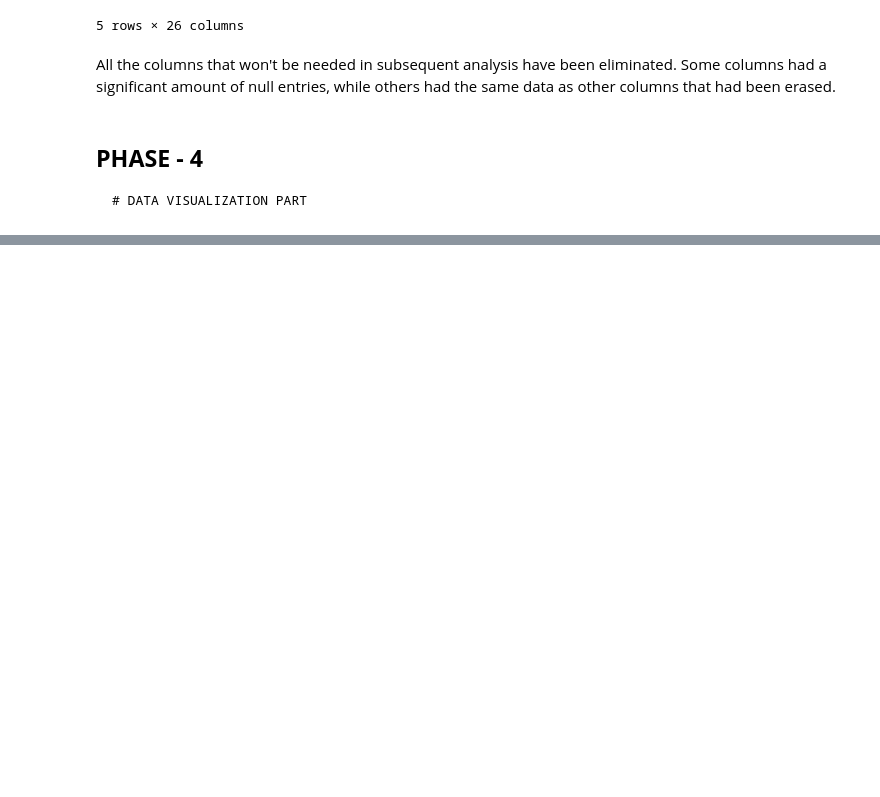
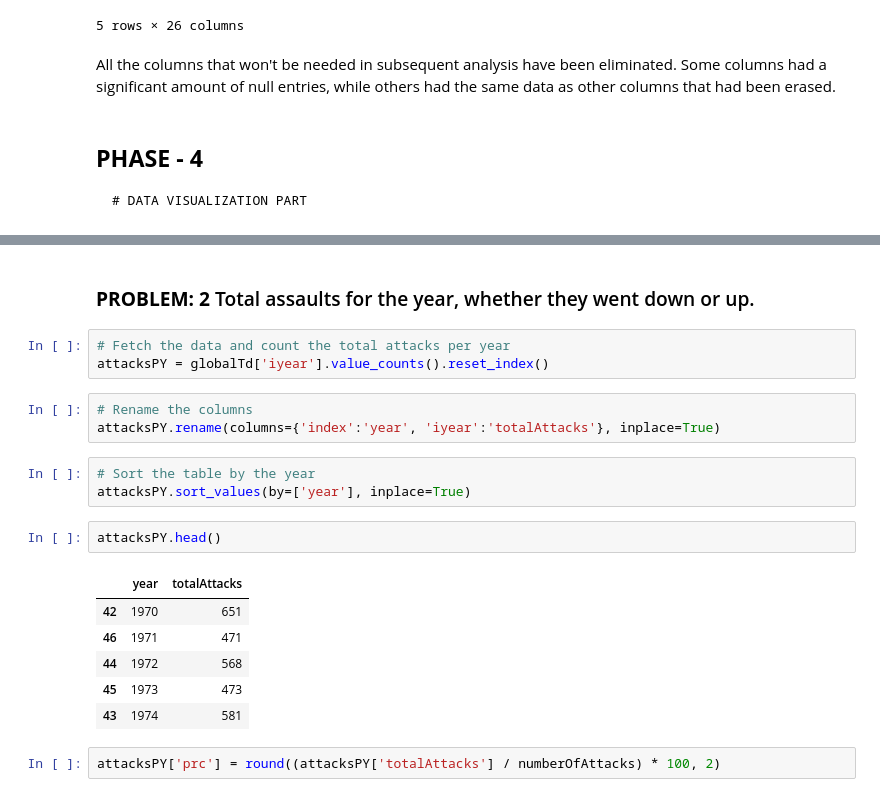
Before and after one commit to NEEL5252/Global-Data-Analysis, a Jupyter notebook: Analyzing_of_the_global_terrorism_dataset.ipynb, the cells around one changed output, grey strips where cells are left out. Cells and saved outputs as stored; diff of their text form; blank space fills up the shorter version.

```diff
--- a/Analyzing_of_the_global_terrorism_dataset.ipynb
+++ b/Analyzing_of_the_global_terrorism_dataset.ipynb
@@ -203,0 +300,22 @@ Some columns had a significant amount of null entries, while others had the same
+# %% [markdown]
+### **PROBLEM: 2** Total assaults for the year, whether they went down or up.
+# %%
+# Fetch the data and count the total attacks per year
+attacksPY = globalTd['iyear'].value_counts().reset_index()
+# %%
+# Rename the columns
+attacksPY.rename(columns={'index':'year', 'iyear':'totalAttacks'}, inplace=True)
+# %%
+# Sort the table by the year
+attacksPY.sort_values(by=['year'], inplace=True)
+# %%
+attacksPY.head()
+# %% [output]
+|  | year | totalAttacks |
+| 42 | 1970 | 651 |
+| 46 | 1971 | 471 |
+| 44 | 1972 | 568 |
+| 45 | 1973 | 473 |
+| 43 | 1974 | 581 |
+# %%
+attacksPY['prc'] = round((attacksPY['totalAttacks'] / numberOfAttacks) * 100, 2)
```
Also changed, not shown: parts of 15 cells of this notebook.
